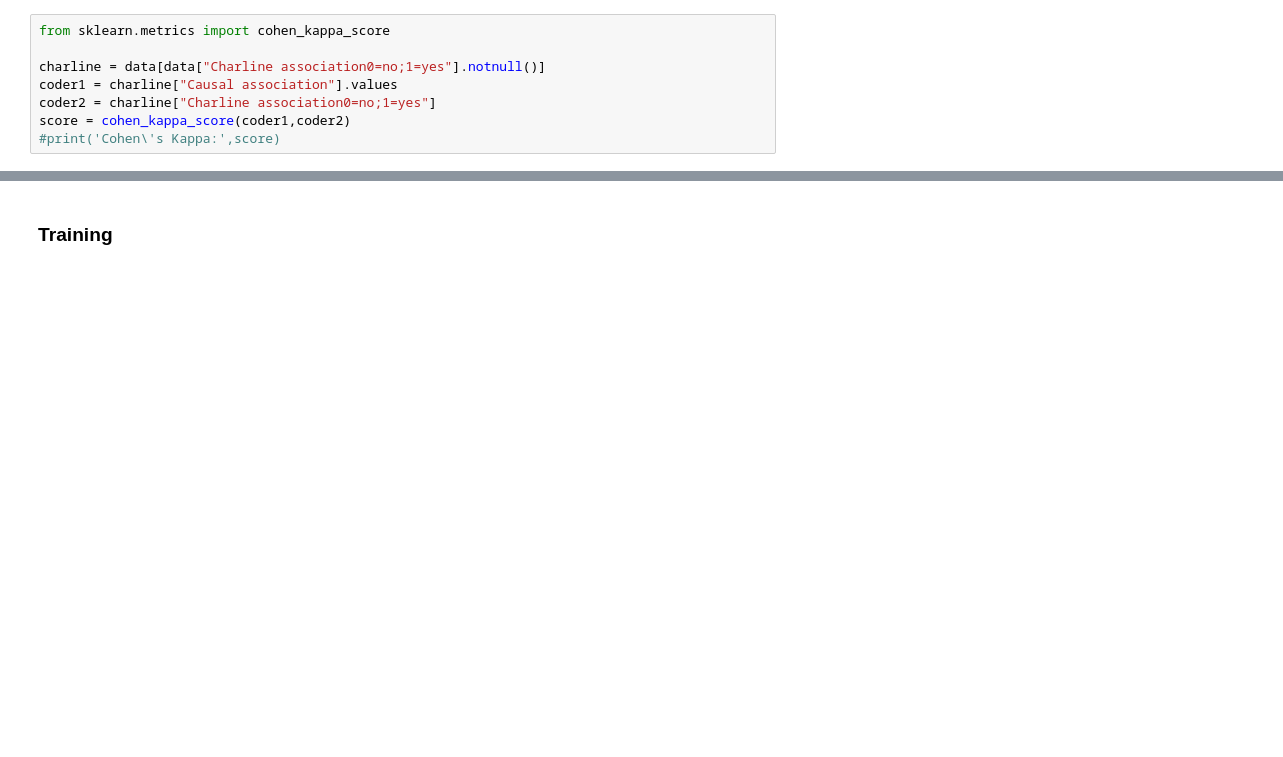
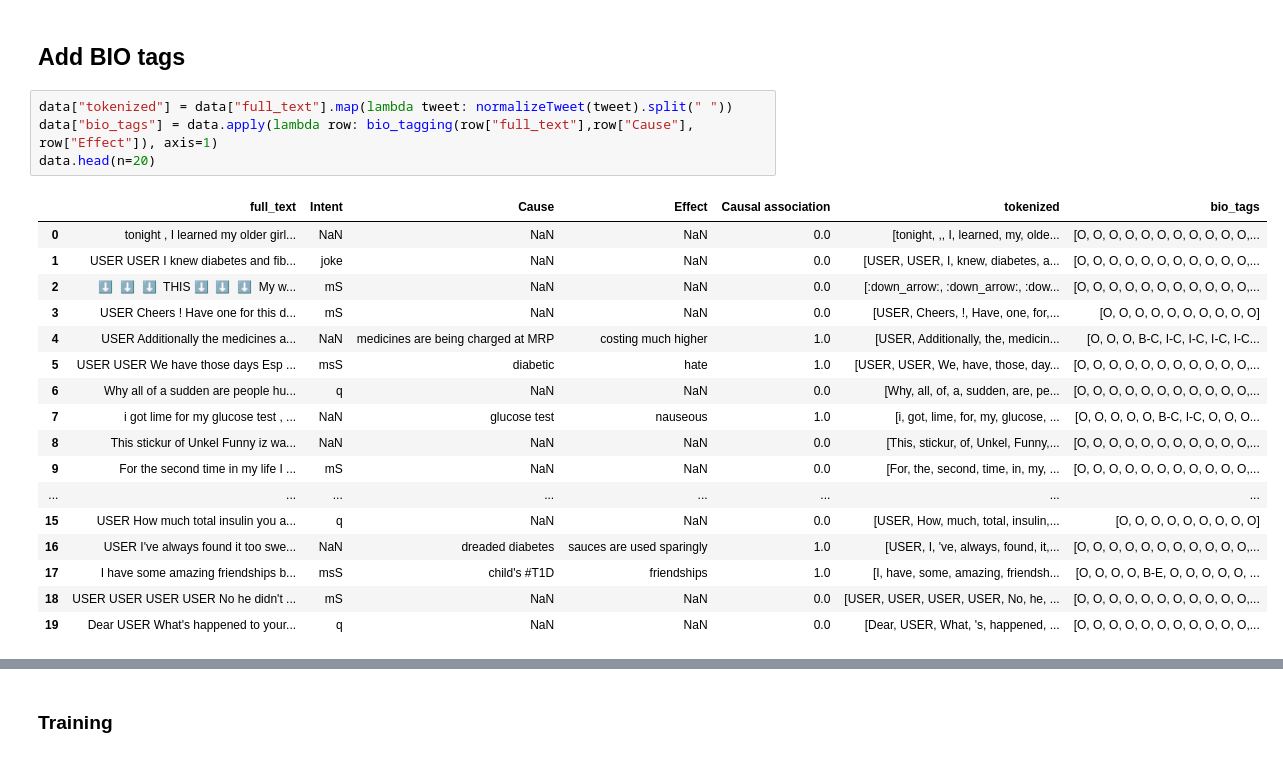
Before and after one commit to WDDS/Causal-associations-diabetes-twitter, a Jupyter notebook: Causality-NER-BERT.ipynb, the cells around one changed output, grey strips where cells are left out. Cells and saved outputs as stored; diff of their text form; blank space fills up the shorter version.

```diff
--- a/Causality-NER-BERT.ipynb
+++ b/Causality-NER-BERT.ipynb
@@ -40,8 +39,24 @@ Labeled count: 5000
-# %%
-from sklearn.metrics import cohen_kappa_score
-
-charline = data[data["Charline association0=no;1=yes"].notnull()]
-coder1 = charline["Causal association"].values
-coder2 = charline["Charline association0=no;1=yes"]
-score = cohen_kappa_score(coder1,coder2)
-#print('Cohen\'s Kappa:',score)
+# %% [markdown]
+## Add BIO tags
+# %%
+data["tokenized"] = data["full_text"].map(lambda tweet: normalizeTweet(tweet).split(" "))
+data["bio_tags"] = data.apply(lambda row: bio_tagging(row["full_text"],row["Cause"], row["Effect"]), axis=1)
+data.head(n=20)
+# %% [output]
+|  | full_text | Intent | Cause | Effect | Causal association | tokenized | bio_tags |
+| 0 | tonight , I learned my older girl... | NaN | NaN | NaN | 0.0 | [tonight, ,, I, learned, my, olde... | [O, O, O, O, O, O, O, O, O, O, O,... |
+| 1 | USER USER I knew diabetes and fib... | joke | NaN | NaN | 0.0 | [USER, USER, I, knew, diabetes, a... | [O, O, O, O, O, O, O, O, O, O, O,... |
+| 2 | ⬇ ️ ⬇ ️ ⬇ ️ THIS ⬇ ️ ⬇ ️ ⬇ ️ My w... | mS | NaN | NaN | 0.0 | [:down_arrow:, :down_arrow:, :dow... | [O, O, O, O, O, O, O, O, O, O, O,... |
+| 3 | USER Cheers ! Have one for this d... | mS | NaN | NaN | 0.0 | [USER, Cheers, !, Have, one, for,... | [O, O, O, O, O, O, O, O, O, O] |
+| 4 | USER Additionally the medicines a... | NaN | medicines are being charged at MRP | costing much higher | 1.0 | [USER, Additionally, the, medicin... | [O, O, O, B-C, I-C, I-C, I-C, I-C... |
+| 5 | USER USER We have those days Esp ... | msS | diabetic | hate | 1.0 | [USER, USER, We, have, those, day... | [O, O, O, O, O, O, O, O, O, O, O,... |
+| 6 | Why all of a sudden are people hu... | q | NaN | NaN | 0.0 | [Why, all, of, a, sudden, are, pe... | [O, O, O, O, O, O, O, O, O, O, O,... |
+| 7 | i got lime for my glucose test , ... | NaN | glucose test | nauseous | 1.0 | [i, got, lime, for, my, glucose, ... | [O, O, O, O, O, B-C, I-C, O, O, O... |
+| 8 | This stickur of Unkel Funny iz wa... | NaN | NaN | NaN | 0.0 | [This, stickur, of, Unkel, Funny,... | [O, O, O, O, O, O, O, O, O, O, O,... |
+| 9 | For the second time in my life I ... | mS | NaN | NaN | 0.0 | [For, the, second, time, in, my, ... | [O, O, O, O, O, O, O, O, O, O, O,... |
+| ... | ... | ... | ... | ... | ... | ... | ... |
+| 15 | USER How much total insulin you a... | q | NaN | NaN | 0.0 | [USER, How, much, total, insulin,... | [O, O, O, O, O, O, O, O, O] |
+| 16 | USER I've always found it too swe... | NaN | dreaded diabetes | sauces are used sparingly | 1.0 | [USER, I, 've, always, found, it,... | [O, O, O, O, O, O, O, O, O, O, O,... |
+| 17 | I have some amazing friendships b... | msS | child's #T1D | friendships | 1.0 | [I, have, some, amazing, friendsh... | [O, O, O, O, B-E, O, O, O, O, O, ... |
+| 18 | USER USER USER USER No he didn't ... | mS | NaN | NaN | 0.0 | [USER, USER, USER, USER, No, he, ... | [O, O, O, O, O, O, O, O, O, O, O,... |
+| 19 | Dear USER What's happened to your... | q | NaN | NaN | 0.0 | [Dear, USER, What, 's, happened, ... | [O, O, O, O, O, O, O, O, O, O, O,... |
```
Also changed, not shown: parts of 33 cells of this notebook, 2 other files.
